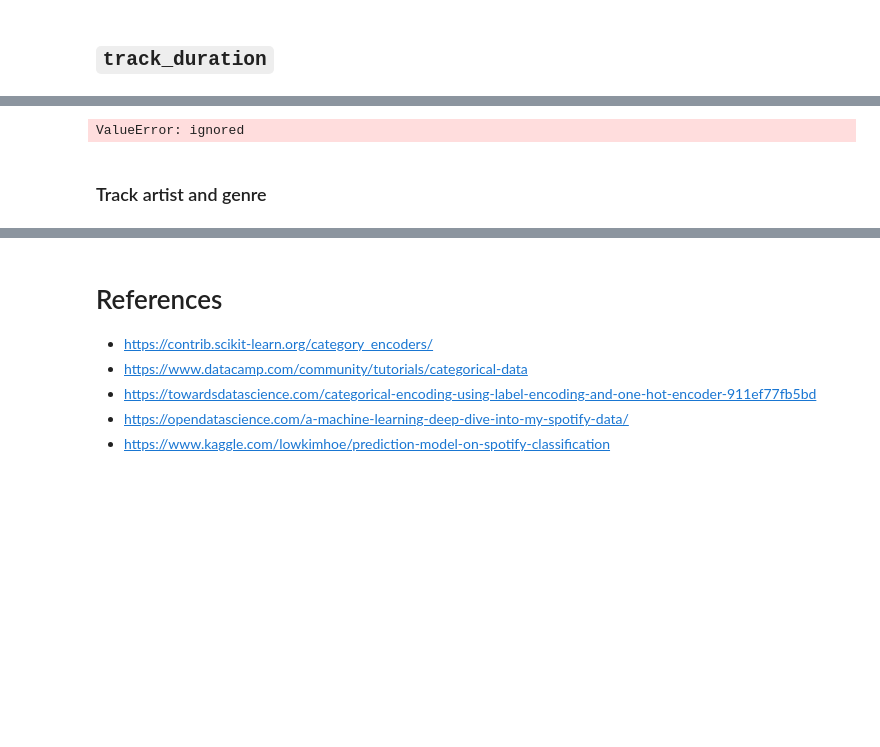
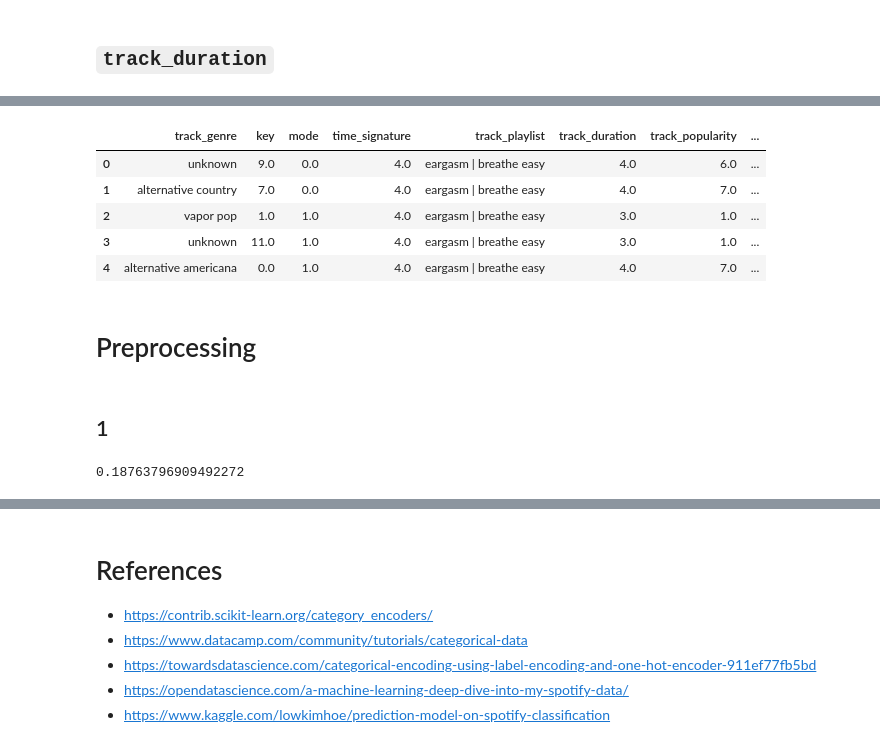
Before and after one commit to adamsiemaszkiewicz/eargasm-music, a Jupyter notebook: eargasm_Classification.ipynb, the cells around one changed output, grey strips where cells are left out. Drawn from its saved outputs; the diff is of its cells as text; code cells hidden in the pictures; blank space fills up the shorter version.

```diff
--- a/eargasm_Classification.ipynb
+++ b/eargasm_Classification.ipynb
@@ -131,24 +120,22 @@ X_decoded = X.copy()
 # %%
 def cut_into_categories(feature_name, number_of_categories):
 
-  X_decoded[feature_name] = X[feature_name]
-  X_decoded[feature_name] = pd.cut(X_decoded[feature_name], number_of_categories)
+  df_encoded[feature_name] = final_df[feature_name]
+  df_encoded[feature_name] = pd.cut(df_encoded[feature_name], number_of_categories)
 
-  ranges = X_decoded[feature_name].unique()
+  ranges = df_encoded[feature_name].unique()
   ranges.sort_values(inplace=True)
 
   for n, value in enumerate(ranges):
-    X_decoded.loc[X_decoded[feature_name] == value, feature_name+'_de'] = n+1
+    df_encoded.loc[df_encoded[feature_name] == value, feature_name+'_en'] = n+1
 
-  # X_decoded[feature_name+'_de'] = X_decoded[feature_name+'_de'].astype(int)
-  X_decoded.drop(columns=[feature_name], inplace=True)
+  df_encoded.drop(columns=[feature_name], inplace=True)
+  df_encoded.rename(columns = {feature_name+'_en': feature_name}, inplace = True)
 
-  return X_decoded
+  return df_encoded
 # %%
 def fill_nans(feature_name):
-  X_decoded[feature_name].fillna(int(X_decoded[feature_name].mean()), inplace=True)
-  X_decoded[feature_name+'_de'] = X_decoded[feature_name].apply(lambda x: int(x))
-  X_decoded.drop(columns=[feature_name], inplace=True)
-  return X_decoded
+  df_encoded[feature_name].fillna(int(df_encoded[feature_name].mean()), inplace=True)
+  return df_encoded
 # %% [markdown]
 ## `track_duration`
@@ -361,14 +142,36 @@ X_train, X_test, y_train, y_test = train_test_split(X_decoded,
-# %%
-from sklearn.pipeline import make_pipeline
-from sklearn.preprocessing import StandardScaler
-from sklearn import svm
-
-clf = make_pipeline(StandardScaler(),
-                    svm.SVC(gamma='auto'))
-clf.fit(X_train, y_train)
-
-clf.score(X_test, y_test)
-# %% [output]
-ValueError: ignored
-# %% [markdown]
-### Track artist and genre
+# %%
+df_encoded['track_duration'] = final_df['track_duration'] # reset value
+df_encoded['track_duration'] = df_encoded['track_duration'].apply(lambda x: x/60000)
+
+cut_into_categories('track_duration', 10)
+cut_into_categories('track_popularity', 10)
+cut_into_categories('acousticness', 10)
+cut_into_categories('danceability', 10)
+cut_into_categories('energy', 10)
+cut_into_categories('instrumentalness', 10)
+cut_into_categories('liveness', 10)
+cut_into_categories('speechiness', 10)
+cut_into_categories('valence', 10)
+cut_into_categories('tempo', 15)
+
+df_encoded['track_genre'].fillna('unknown', inplace=True)
+df_encoded['tempo'].fillna(int(df_encoded['tempo'].mean()), inplace=True)
+
+
+fill_nans('key')
+fill_nans('mode')
+fill_nans('time_signature')
+
+df_encoded = df_encoded.dropna()
+df_encoded.head()
+# %% [output]
+|  | track_genre | key | mode | time_signature | track_playlist | track_duration | track_popularity | ... |
+| 0 | unknown | 9.0 | 0.0 | 4.0 | eargasm | breathe easy | 4.0 | 6.0 | ... |
+| 1 | alternative country | 7.0 | 0.0 | 4.0 | eargasm | breathe easy | 4.0 | 7.0 | ... |
+| 2 | vapor pop | 1.0 | 1.0 | 4.0 | eargasm | breathe easy | 3.0 | 1.0 | ... |
+| 3 | unknown | 11.0 | 1.0 | 4.0 | eargasm | breathe easy | 3.0 | 1.0 | ... |
+| 4 | alternative americana | 0.0 | 1.0 | 4.0 | eargasm | breathe easy | 4.0 | 7.0 | ... |
+# %% [markdown]
+# Preprocessing
+# %% [markdown]
+## 1
@@ -374,0 +183,9 @@ ValueError: ignored
+# %%
+from sklearn import svm
+
+clf = make_pipeline(StandardScaler(), svm.SVC(gamma='auto', probability=True))
+clf.fit(X_train, y_train)
+
+clf.score(X_test, y_test)
+# %% [output]
+0.18763796909492272
```
Also changed, not shown: parts of 78 cells of this notebook.
